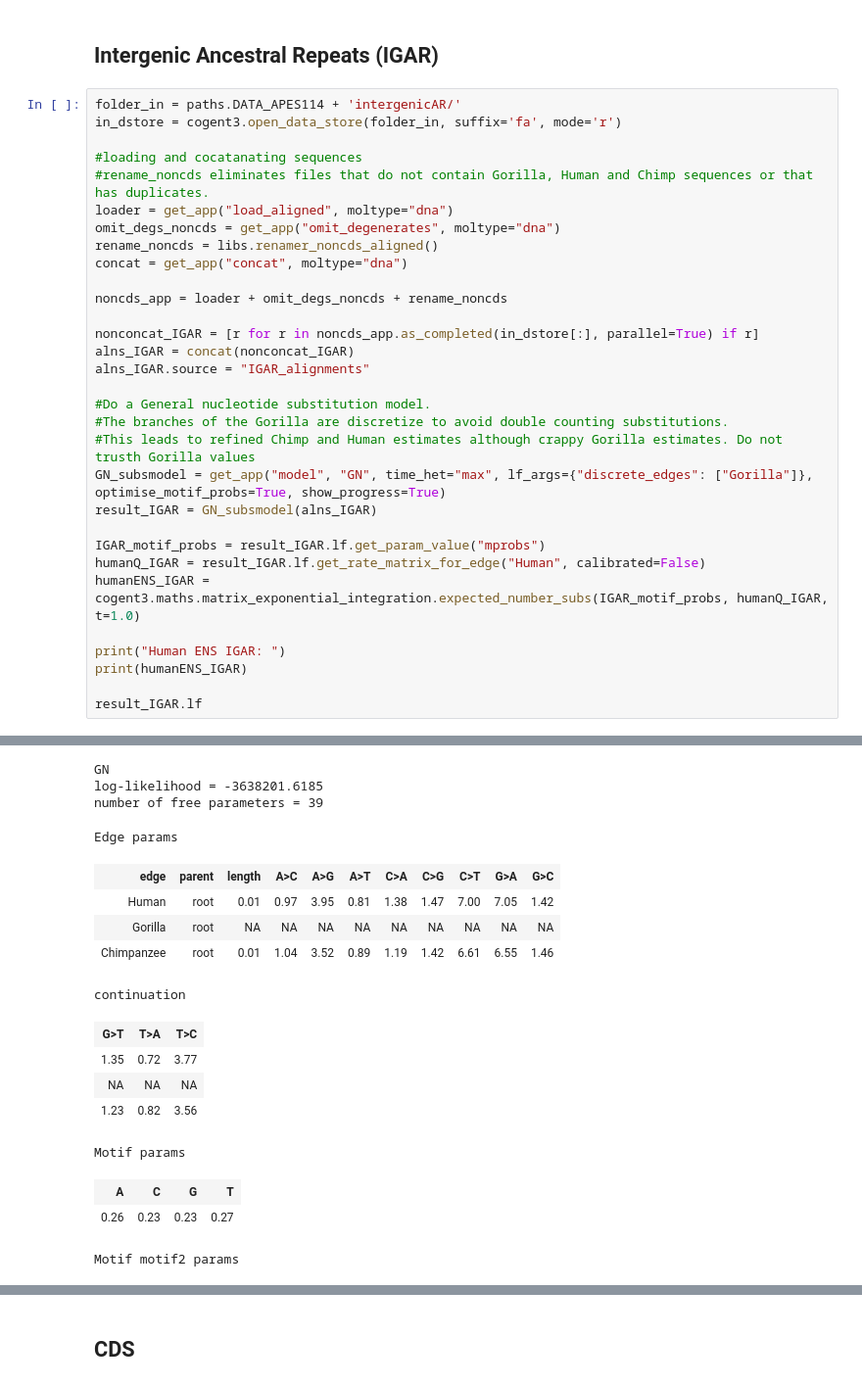
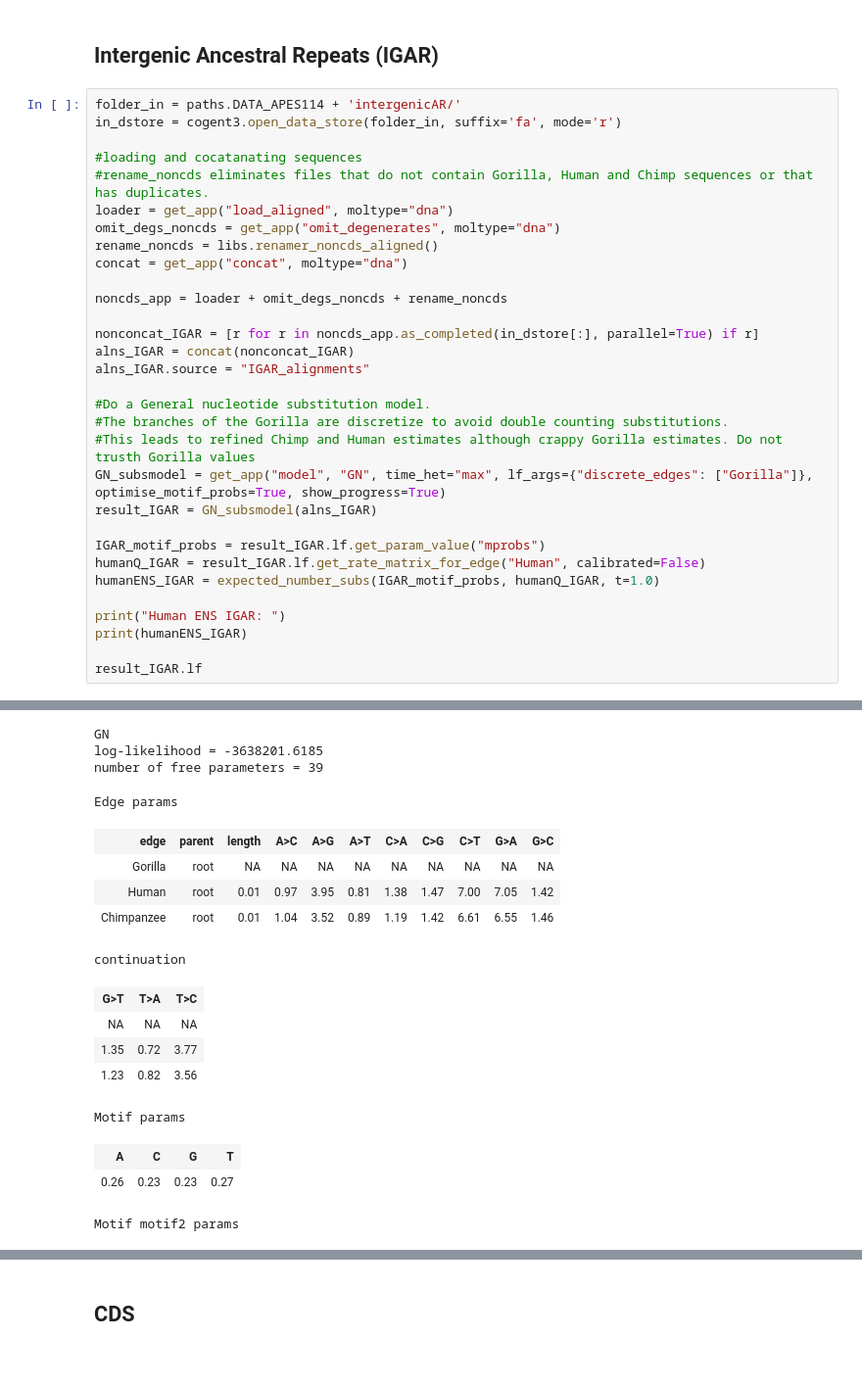
Before and after one commit to uliseshmc/EstimatingUd, a Jupyter notebook: constraint.ipynb, the cells around one changed output, grey strips where cells are left out. Shown at 98% size. Cells and saved outputs as stored; diff of their text form.

```diff
--- a/constraint.ipynb
+++ b/constraint.ipynb
@@ -34,7 +35,7 @@ result_IGAR = GN_subsmodel(alns_IGAR)
 
 IGAR_motif_probs = result_IGAR.lf.get_param_value("mprobs")
 humanQ_IGAR = result_IGAR.lf.get_rate_matrix_for_edge("Human", calibrated=False)
-humanENS_IGAR = cogent3.maths.matrix_exponential_integration.expected_number_subs(IGAR_motif_probs, humanQ_IGAR, t=1.0)
+humanENS_IGAR = expected_number_subs(IGAR_motif_probs, humanQ_IGAR, t=1.0)
 
 print("Human ENS IGAR: ")
 print(humanENS_IGAR)
@@ -46,15 +47,15 @@ Human ENS IGAR:
 GN
 log-likelihood = -3638201.6185
 number of free parameters = 39
 Edge params
 | edge | parent | length | A>C | A>G | A>T | C>A | C>G | C>T | G>A | G>C |
+| Gorilla | root | NA | NA | NA | NA | NA | NA | NA | NA | NA |
 | Human | root | 0.01 | 0.97 | 3.95 | 0.81 | 1.38 | 1.47 | 7.00 | 7.05 | 1.42 |
-| Gorilla | root | NA | NA | NA | NA | NA | NA | NA | NA | NA |
 | Chimpanzee | root | 0.01 | 1.04 | 3.52 | 0.89 | 1.19 | 1.42 | 6.61 | 6.55 | 1.46 |
 continuation
 | G>T | T>A | T>C |
+| NA | NA | NA |
 | 1.35 | 0.72 | 3.77 |
-| NA | NA | NA |
 | 1.23 | 0.82 | 3.56 |
 Motif params
 | A | C | G | T |
```
Also changed, not shown: parts of 11 cells of this notebook, 3 other files.
